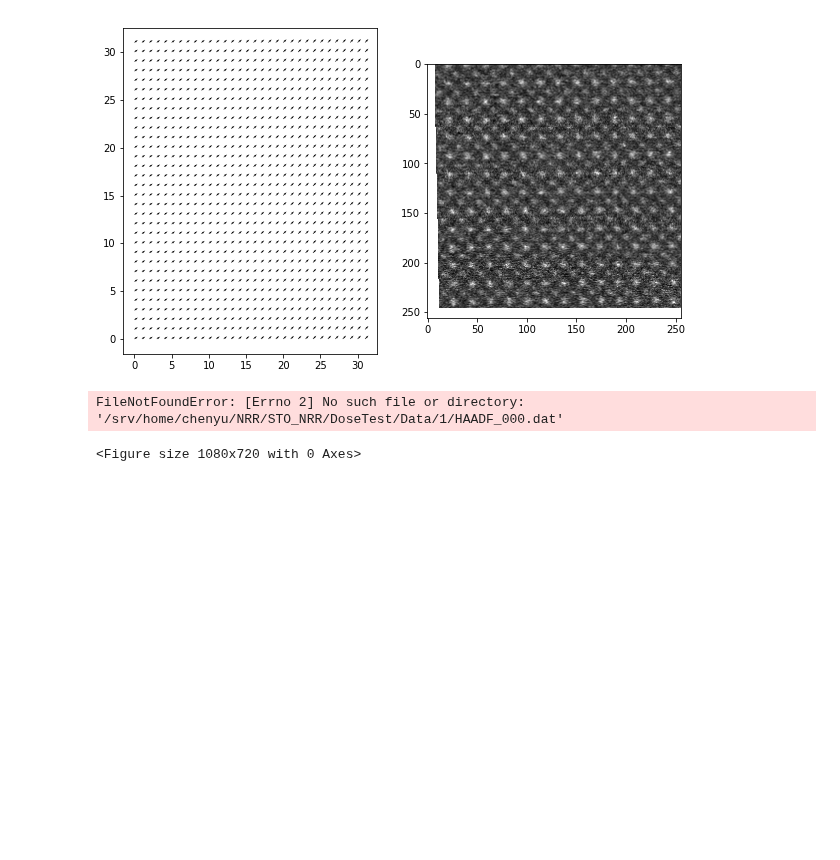
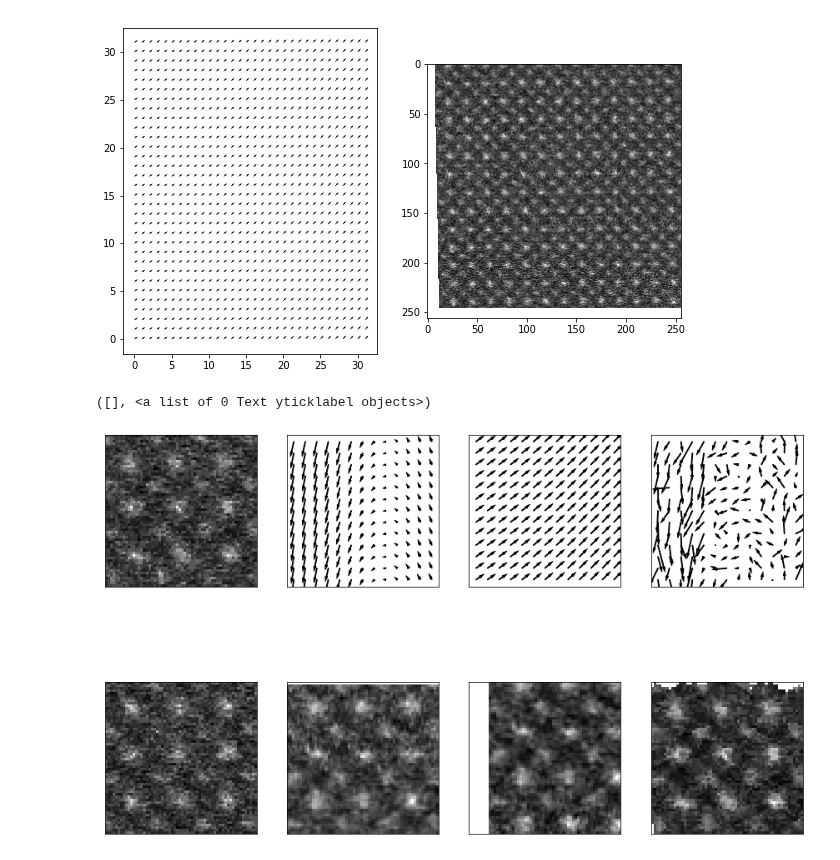
Before and after one commit to CY-Zhang/PyProcessingCodes, a Jupyter notebook: NRR_Optimization/Artifact Visulization.ipynb, the cells around one changed output. Saved outputs shown, nothing was run; the diff lists cells and outputs as text; code cells hidden in the pictures; blank space fills up the shorter version.

Commit message:
Updated NRR figure plots

```diff
--- a/NRR_Optimization/Artifact Visulization.ipynb
+++ b/NRR_Optimization/Artifact Visulization.ipynb
@@ -73,46 +73,47 @@ plt.xticks([], [])
 plt.yticks([], [])
 
 ax = fig.add_subplot(242)
-plt.quiver(y_deform_ref[::16,::16], x_deform_ref[::16,::16])
+plt.quiver(y_deform_ref[::20,::20], x_deform_ref[::20,::20],linewidths=1, edgecolors='k', headlength = 7, scale=0.1)
 plt.axis('scaled')
 plt.xticks([], [])
 plt.yticks([], [])
 
 ax = fig.add_subplot(243)
-plt.quiver(y_deform_StartLevel3[::16,::16], x_deform_StartLevel3[::16,::16])
+plt.quiver(y_deform_StartLevel3[::20,::20], x_deform_StartLevel3[::20,::20],linewidths=1, edgecolors='k', headlength = 7, scale=0.7)
 plt.axis('scaled')
 plt.xticks([], [])
 plt.yticks([], [])
 
 ax = fig.add_subplot(244)
-plt.quiver(y_deform_lambda[::16,::16], x_deform_lambda[::16,::16])
+plt.quiver(y_deform_lambda[::20,::20], x_deform_lambda[::20,::20],linewidths=1, edgecolors='k', headlength = 7, scale=0.1)
 plt.axis('scaled')
 plt.xticks([], [])
 plt.yticks([], [])
 
 ax = fig.add_subplot(246)
 temp = LoadImage('/srv/home/chenyu/NRR/STO_NRR/ArtifactPlot/StartLevel_7/stage1/defTempl_'+"{:0>3d}".format(nframe)+'.dat.bz2')
 plt.imshow(np.fliplr(np.transpose(temp))[0:60,0:60],cmap='gray')
+
 # plt.axis('off')
 plt.xticks([], [])
 plt.yticks([], [])
 
 ax = fig.add_subplot(247)
 temp = LoadImage('/srv/home/chenyu/NRR/STO_NRR/ArtifactPlot/StartLevel_3/stage1/defTempl_'+"{:0>3d}".format(nframe)+'.dat.bz2')
 plt.imshow(np.fliplr(np.transpose(temp))[0:60,0:60],cmap='gray')
 # plt.axis('off')
 plt.xticks([], [])
 plt.yticks([], [])
 
 ax = fig.add_subplot(248)
 temp = LoadImage('/srv/home/chenyu/NRR/STO_NRR/ArtifactPlot/Lambda_0.01/stage1/defTempl_'+"{:0>3d}".format(nframe)+'.dat.bz2')
 plt.imshow(np.fliplr(np.transpose(temp))[0:60,0:60],cmap='gray')
 # plt.axis('off')
 plt.xticks([], [])
 plt.yticks([], [])
 # %% [output]
-FileNotFoundError: [Errno 2] No such file or directory: '/srv/home/chenyu/NRR/STO_NRR/DoseTest/Data/1/HAADF_000.dat'
+([], <a list of 0 Text yticklabel objects>)
-<Figure size 1080x720 with 0 Axes>
+[figure, added]
 # %%
 nframe = 3
 # %%
```
Also changed, not shown: parts of 4 cells of this notebook.
